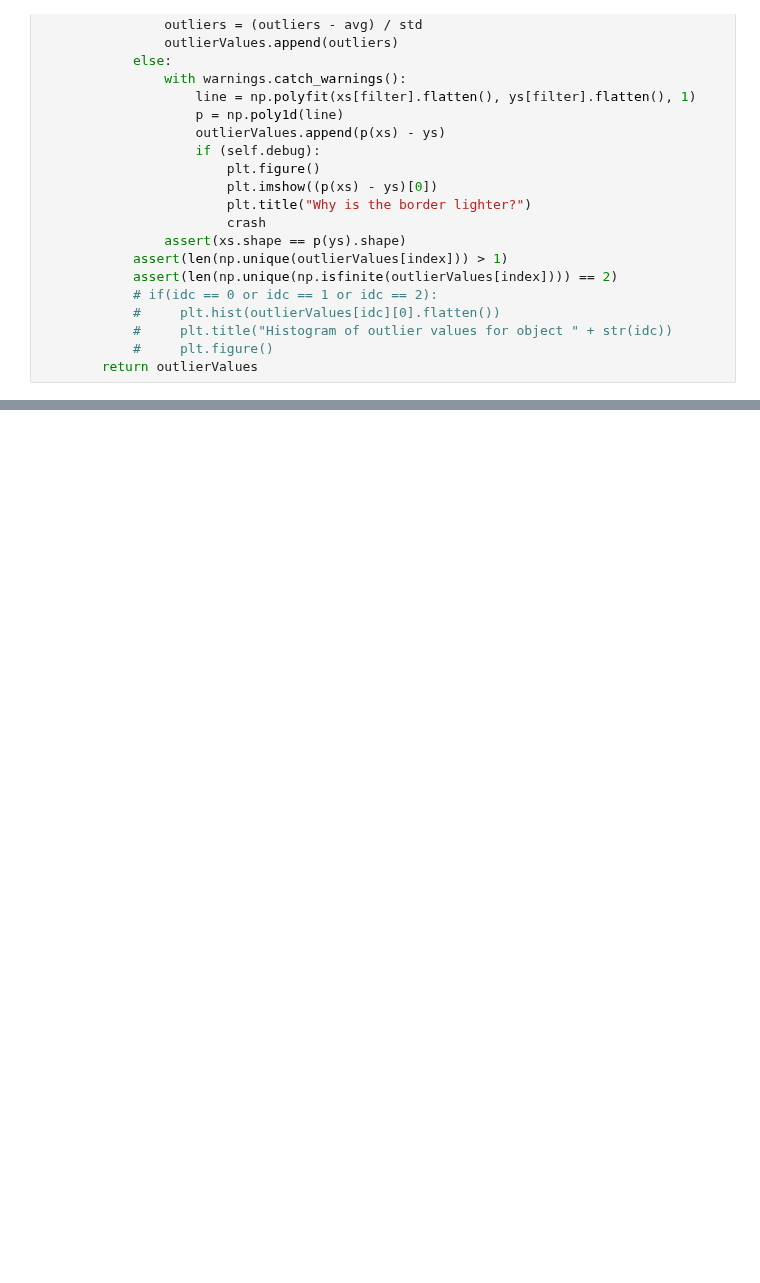
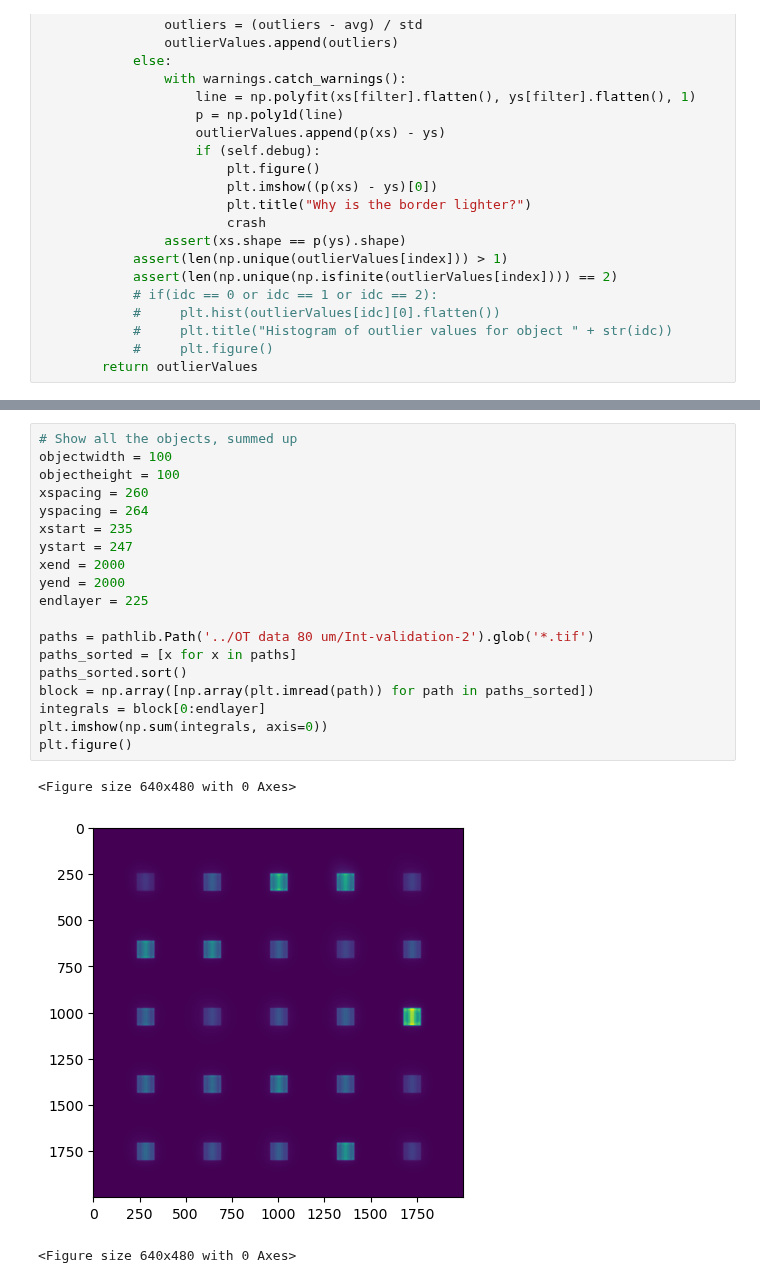
Before and after one commit to ErikSievers/thesis, a Jupyter notebook: Streaming/classes.ipynb, the cells around one changed output, grey strips where cells are left out. Drawn from its saved outputs; the diff is of its cells as text; blank space fills up the shorter version.

```diff
--- a/Streaming/classes.ipynb
+++ b/Streaming/classes.ipynb
@@ -425,0 +446,23 @@ Error:
+# %%
+# Show all the objects, summed up
+objectwidth = 100
+objectheight = 100
+xspacing = 260
+yspacing = 264
+xstart = 235
+ystart = 247
+xend = 2000
+yend = 2000
+endlayer = 225
+
+paths = pathlib.Path('../OT data 80 um/Int-validation-2').glob('*.tif')
+paths_sorted = [x for x in paths]
+paths_sorted.sort()
+block = np.array([np.array(plt.imread(path)) for path in paths_sorted])
+integrals = block[0:endlayer]
+plt.imshow(np.sum(integrals, axis=0))
+plt.figure()
+# %% [output]
+<Figure size 640x480 with 0 Axes>
+[figure, added]
+<Figure size 640x480 with 0 Axes>
```
Also changed, not shown: parts of 3 cells of this notebook, 2 other files.
